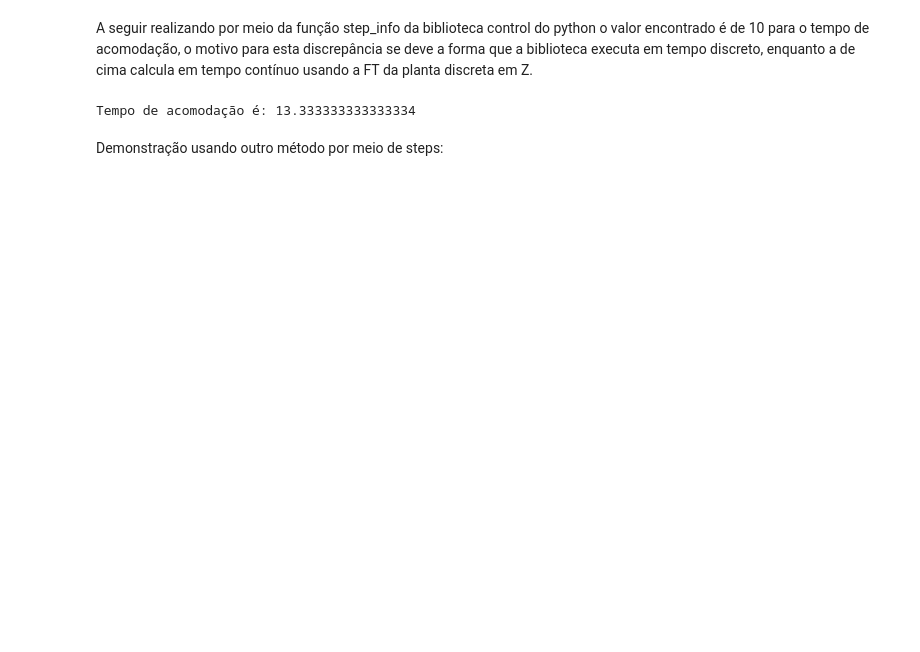
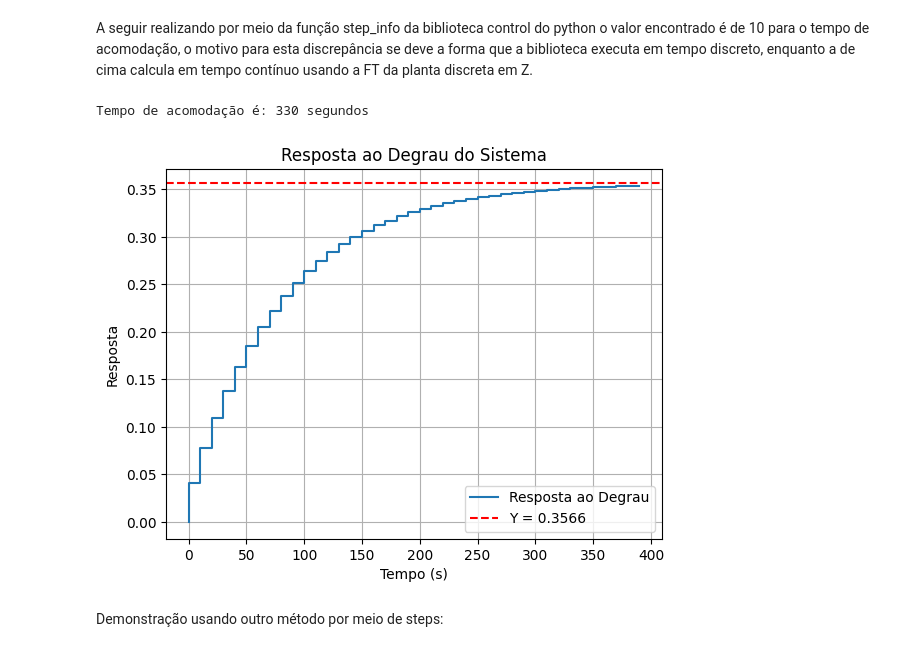
Before and after one commit to pedroivovasconcelos/controledigital, a Jupyter notebook: capitulo6.ipynb, the cells around one changed output. Cells and saved outputs as stored; diff of their text form; code cells hidden in the pictures; blank space fills up the shorter version.

```diff
--- a/capitulo6.ipynb
+++ b/capitulo6.ipynb
@@ -125,22 +126,33 @@ A seguir realizando por meio da função step_info da biblioteca control do pyth
 # %%
 import numpy as np
 import matplotlib.pyplot as plt
 import control as ctl
 
-# Definindo a função de transferência do sistema
-num = [0.2051]
+num = [0.04102]
 den = [1, -0.88498]
 Cz = ctl.TransferFunction(num, den, True)
 
-# Definindo o tempo de simulação
-simulation_time = np.linspace(0, 40, num=100)
+T = 10 # Tempo de amostragem
+simulation_time = np.arange(0, 400, T)
 
-# Cálculo erro em estado estacionário e resposta ao degrau
-degrau = ctl.step_info(Cz, simulation_time)
+t, y = ctl.step_response(Cz, simulation_time)
+
+degrau = ctl.step_info(Cz, T=simulation_time)
 t_ss = degrau['SettlingTime']
-print(f"Tempo de acomodação é: {t_ss}")
+s_sv = degrau['SteadyStateValue']
+print(f"Tempo de acomodação é: {t_ss} segundos")
+
+plt.step(t, y, label='Resposta ao Degrau')
+plt.axhline(y=s_sv, color='r', linestyle='--', label=f'Y = {s_sv:.4f}')
+plt.xlabel('Tempo (s)')
+plt.ylabel('Resposta')
+plt.title('Resposta ao Degrau do Sistema')
+plt.legend()
+plt.grid(True)
+plt.show()
 # %% [output]
-Tempo de acomodação é: 13.333333333333334
+Tempo de acomodação é: 330 segundos
+[figure, added]
 # %% [markdown]
 Demonstração usando outro método por meio de steps:
 # %%
```
Also changed, not shown: parts of 6 cells of this notebook.
